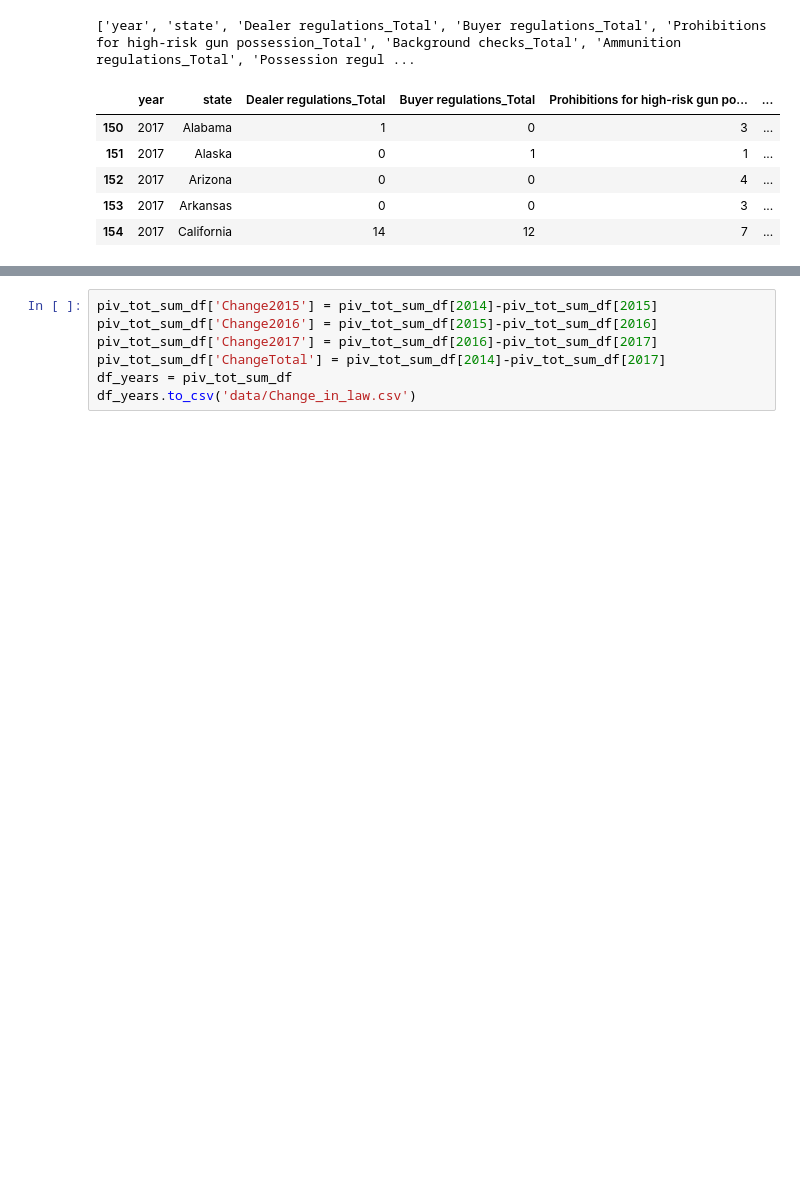
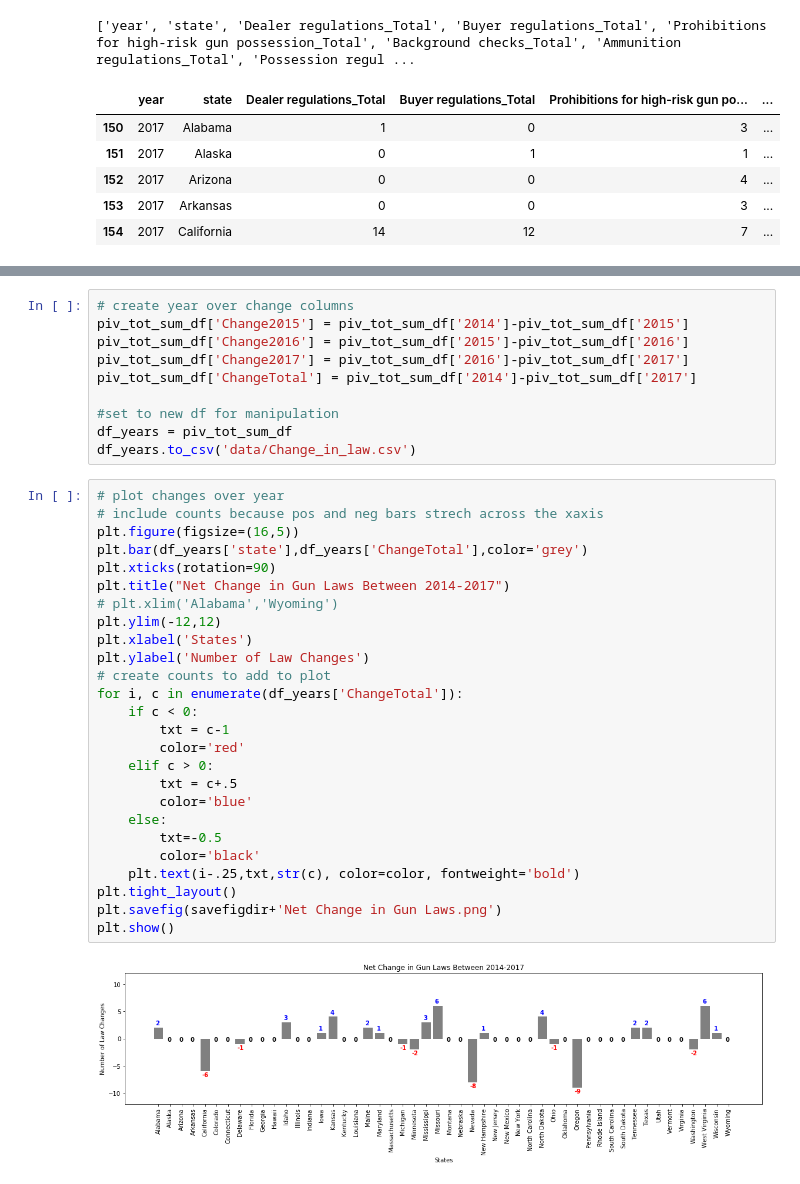
Before and after one commit to Vallito/Project_1, a Jupyter notebook: Project_1_Final.ipynb, the cells around one changed output, grey strips where cells are left out. Saved outputs shown, nothing was run; the diff lists cells and outputs as text; blank space fills up the shorter version.

```diff
--- a/Project_1_Final.ipynb
+++ b/Project_1_Final.ipynb
@@ -346,7 +370,38 @@ TypeError: unsupported operand type(s) for -: 'str' and 'float'
 # %%
-piv_tot_sum_df['Change2015'] = piv_tot_sum_df[2014]-piv_tot_sum_df[2015]
-piv_tot_sum_df['Change2016'] = piv_tot_sum_df[2015]-piv_tot_sum_df[2016]
-piv_tot_sum_df['Change2017'] = piv_tot_sum_df[2016]-piv_tot_sum_df[2017]
-piv_tot_sum_df['ChangeTotal'] = piv_tot_sum_df[2014]-piv_tot_sum_df[2017]
+# create year over change columns
+piv_tot_sum_df['Change2015'] = piv_tot_sum_df['2014']-piv_tot_sum_df['2015']
+piv_tot_sum_df['Change2016'] = piv_tot_sum_df['2015']-piv_tot_sum_df['2016']
+piv_tot_sum_df['Change2017'] = piv_tot_sum_df['2016']-piv_tot_sum_df['2017']
+piv_tot_sum_df['ChangeTotal'] = piv_tot_sum_df['2014']-piv_tot_sum_df['2017']
+
+#set to new df for manipulation
 df_years = piv_tot_sum_df
 df_years.to_csv('data/Change_in_law.csv')
+# %%
+# plot changes over year
+# include counts because pos and neg bars strech across the xaxis
+plt.figure(figsize=(16,5))
+plt.bar(df_years['state'],df_years['ChangeTotal'],color='grey')
+plt.xticks(rotation=90)
+plt.title("Net Change in Gun Laws Between 2014-2017")
+# plt.xlim('Alabama','Wyoming')
+plt.ylim(-12,12)
+plt.xlabel('States')
+plt.ylabel('Number of Law Changes')
+# create counts to add to plot
+for i, c in enumerate(df_years['ChangeTotal']):
+    if c < 0:
+        txt = c-1
+        color='red'
+    elif c > 0:
+        txt = c+.5
+        color='blue'
+    else:
+        txt=-0.5
+        color='black'
+    plt.text(i-.25,txt,str(c), color=color, fontweight='bold')
+plt.tight_layout()
+plt.savefig(savefigdir+'Net Change in Gun Laws.png')
+plt.show()
+# %% [output]
+[figure, added]
```
Also changed, not shown: parts of 19 cells of this notebook, 25 other files.
